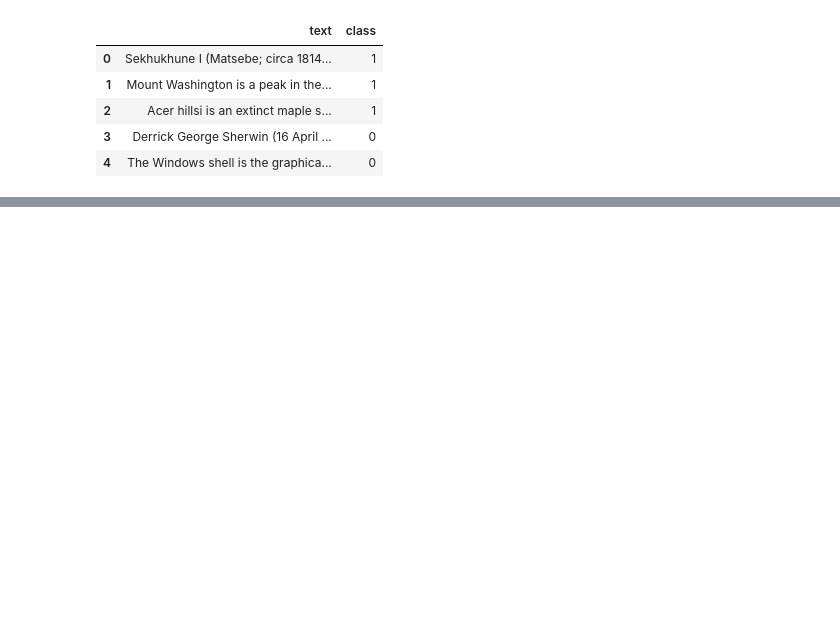
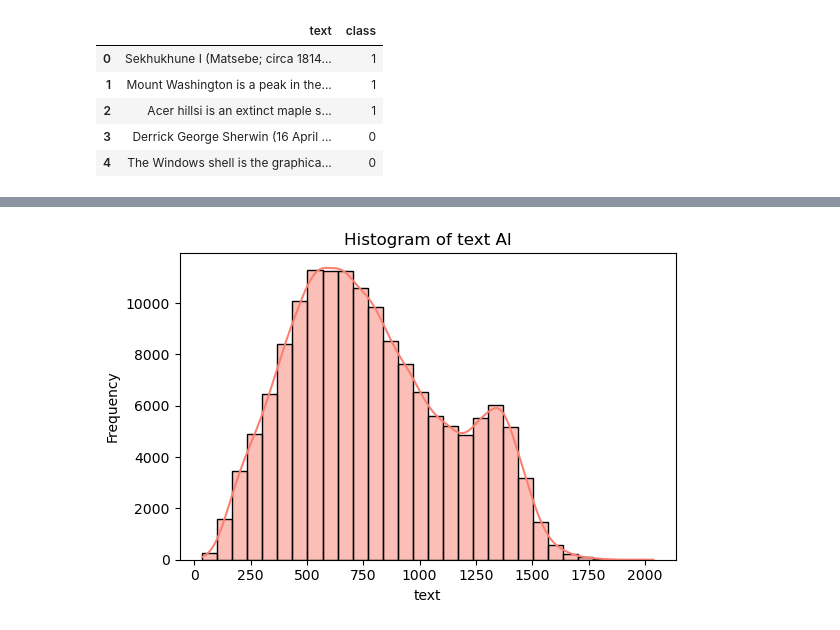
Before and after one commit to AnaNofuentes/Text-Analyzer-Human-vs-AI, a Jupyter notebook: eda.ipynb, the cells around one changed output, grey strips where cells are left out. Cells and saved outputs as stored; diff of their text form; code cells hidden in the pictures; blank space fills up the shorter version.

```diff
--- a/eda.ipynb
+++ b/eda.ipynb
@@ -30,3 +31,3 @@ plt.hist(df_complete['text'].str.len())
 # %%
-df_class_0 = df_complete[df_complete['class'] == 0]
-df_class_1 = df_complete[df_complete['class'] == 1]
+df_class_human = df_complete[df_complete['class'] == 0]
+df_class_ai = df_complete[df_complete['class'] == 1]
@@ -66,0 +54,10 @@ KeyboardInterrupt:
+# %%
+plt.figure(figsize=(6,4))
+sns.histplot(df_class_ai['len_text'], kde=True, bins=30, color="salmon")  # Histograma con KDE
+plt.title(f'Histogram of text AI')
+plt.xlabel('text')
+plt.ylabel('Frequency')
+plt.tight_layout()
+plt.show()
+# %% [output]
+[figure, added]
```
Also changed, not shown: parts of 22 cells of this notebook.
